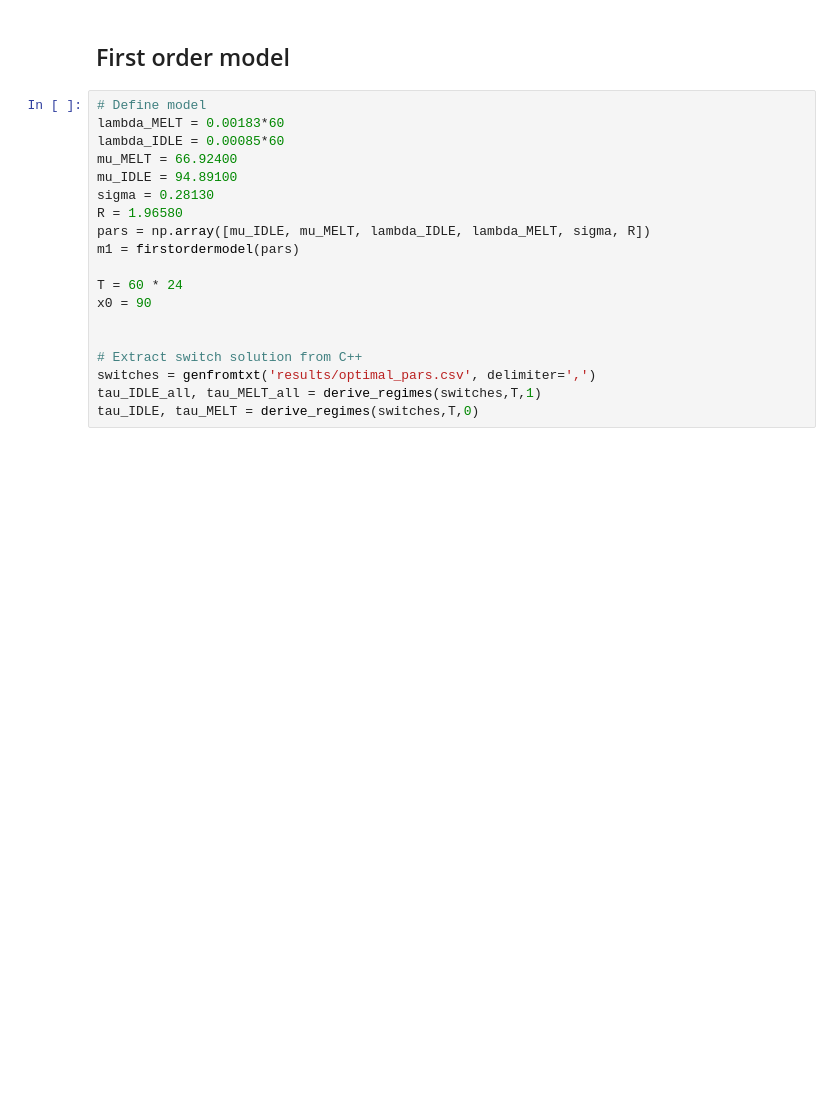
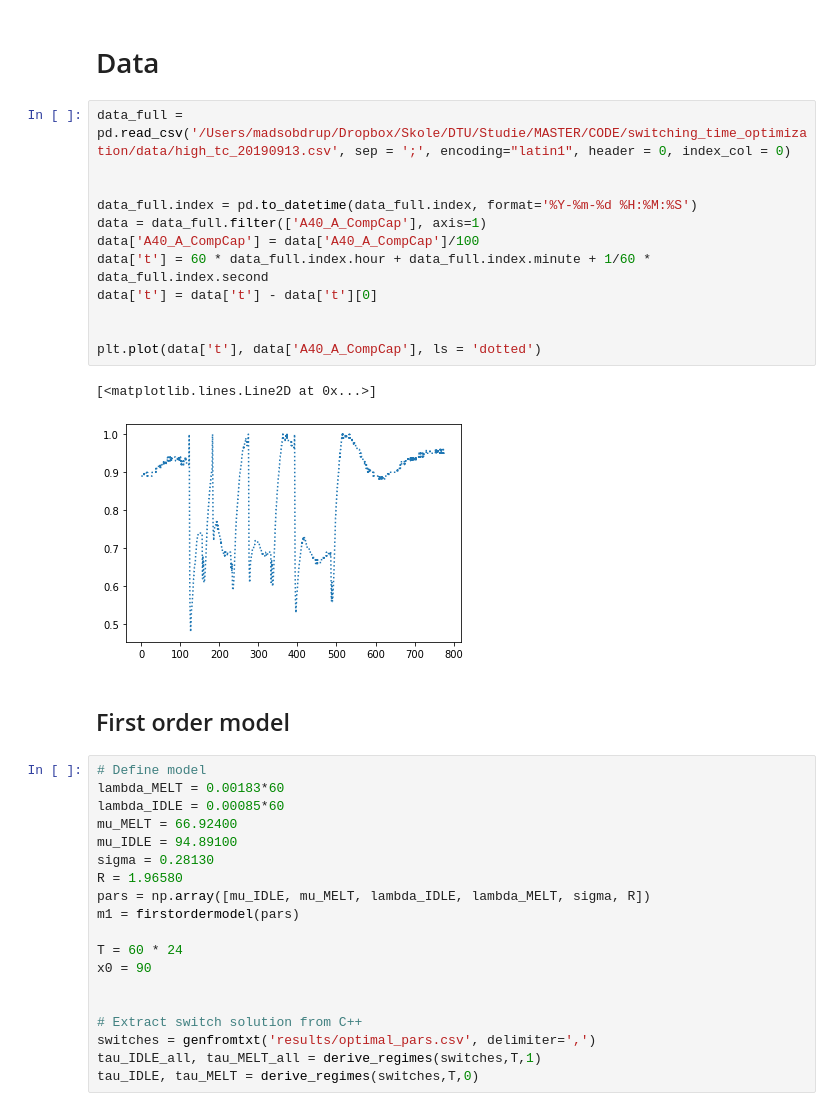
Before and after one commit to madsobdrupjakobsen/switching_time_optimization, a Jupyter notebook: control/check.ipynb, the cells around one changed output. Cells and saved outputs as stored; diff of their text form; blank space fills up the shorter version.

```diff
--- a/control/check.ipynb
+++ b/control/check.ipynb
@@ -23,6 +27,23 @@ from tools import stochasticSimulation, derive_regimes, solve_ivp_discrete, smoo
 # %% [output]
 The autoreload extension is already loaded. To reload it, use:
   %reload_ext autoreload
+# %% [markdown]
+# Data
+# %%
+data_full = pd.read_csv('/Users/madsobdrup/Dropbox/Skole/DTU/Studie/MASTER/CODE/switching_time_optimization/data/high_tc_20190913.csv', sep = ';', encoding="latin1", header = 0, index_col = 0)
+
+
+data_full.index = pd.to_datetime(data_full.index, format='%Y-%m-%d %H:%M:%S')
+data = data_full.filter(['A40_A_CompCap'], axis=1)
+data['A40_A_CompCap'] = data['A40_A_CompCap']/100
+data['t'] = 60 * data_full.index.hour + data_full.index.minute + 1/60 * data_full.index.second
+data['t'] = data['t'] - data['t'][0]
+
+
+plt.plot(data['t'], data['A40_A_CompCap'], ls = 'dotted')
+# %% [output]
+[<matplotlib.lines.Line2D at 0x...>]
+[figure, added]
 # %% [markdown]
 ## First order model
 # %%
```
Also changed, not shown: parts of 68 cells of this notebook, 4 other files.
